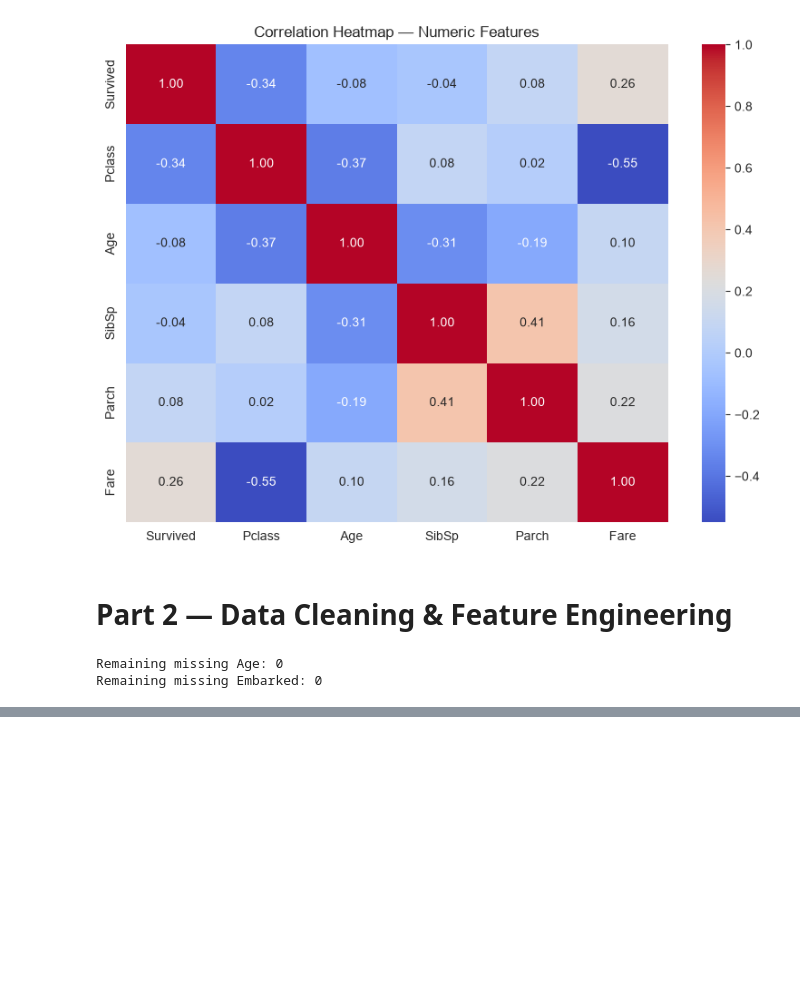
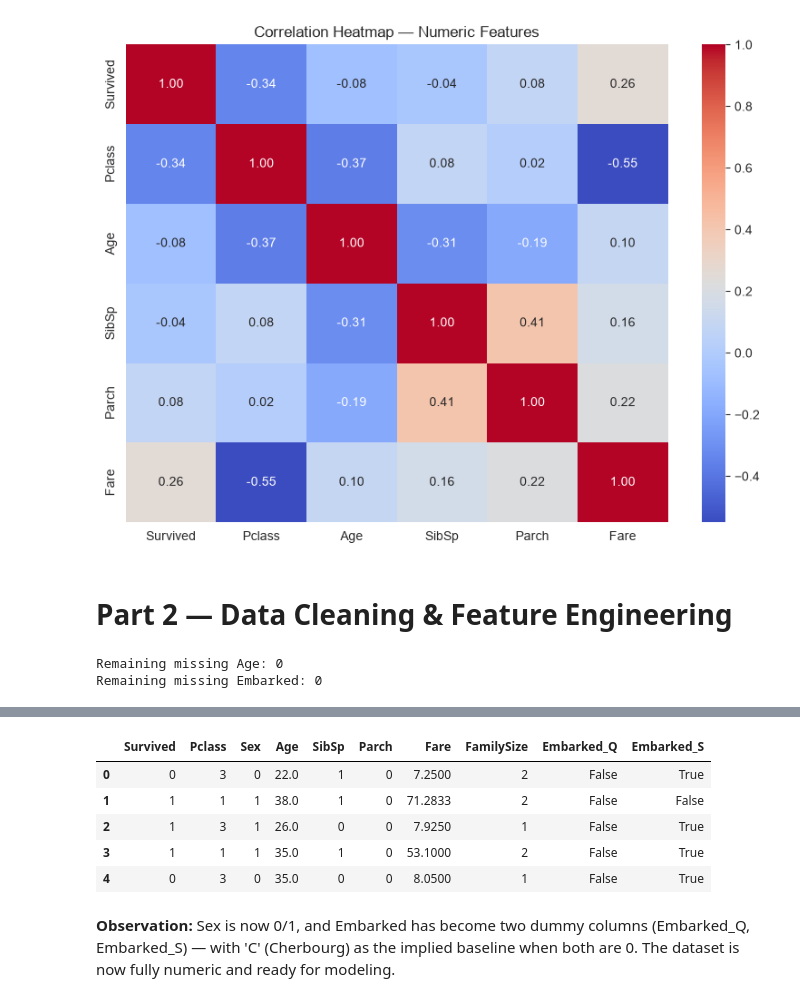
Before and after one commit to mohad6/MACHINE-LEARNING-PROJECT, a Jupyter notebook: Abdullahi-Mohammed-Module5 -ClassificationLab.ipynb, the cells around one changed output, grey strips where cells are left out. Cells and saved outputs as stored; diff of their text form; code cells hidden in the pictures; blank space fills up the shorter version.

Commit message:
Add FamilySize feature and encode categorical variables for modeling

```diff
--- a/Abdullahi-Mohammed-Module5 -ClassificationLab.ipynb
+++ b/Abdullahi-Mohammed-Module5 -ClassificationLab.ipynb
@@ -168,3 +168,8 @@ print('Remaining missing Embarked:', df['Embarked'].isnull().sum())
 # %% [output]
 Remaining missing Age: 0
 Remaining missing Embarked: 0
+# %%
+#Task 2 — Engineer a FamilySize feature from SibSp (siblings/spouses) and Parch (parents/children).
+
+df['FamilySize'] = df['SibSp'] + df['Parch'] + 1
+df[['SibSp', 'Parch', 'FamilySize']].head()
@@ -170,0 +183,5 @@ Remaining missing Embarked: 0
+# %%
+# Task 3 — Drop columns that aren't useful for a numeric classification model: PassengerId, Name, Ticket, and Cabin (too many missing values).
+
+df = df.drop(['PassengerId', 'Name', 'Ticket', 'Cabin'], axis=1)
+df.columns.tolist()
@@ -170,0 +198,16 @@ Remaining missing Embarked: 0
+# %%
+# Task 4 — Encode the categorical columns (Sex, Embarked) into numbers models can use.
+df['Sex'] = df['Sex'].map({'male': 0, 'female': 1})
+df = pd.get_dummies(df, columns=['Embarked'], drop_first=True)
+df.head()
+# %% [output]
+|  | Survived | Pclass | Sex | Age | SibSp | Parch | Fare | FamilySize | Embarked_Q | Embarked_S |
+| 0 | 0 | 3 | 0 | 22.0 | 1 | 0 | 7.2500 | 2 | False | True |
+| 1 | 1 | 1 | 1 | 38.0 | 1 | 0 | 71.2833 | 2 | False | False |
+| 2 | 1 | 3 | 1 | 26.0 | 0 | 0 | 7.9250 | 1 | False | True |
+| 3 | 1 | 1 | 1 | 35.0 | 1 | 0 | 53.1000 | 2 | False | True |
+| 4 | 0 | 3 | 0 | 35.0 | 0 | 0 | 8.0500 | 1 | False | True |
+# %% [markdown]
+**Observation:** Sex is now 0/1, and Embarked has become two dummy columns (Embarked_Q,
+Embarked_S) — with 'C' (Cherbourg) as the implied baseline when both are 0. The dataset is
+now fully numeric and ready for modeling.
```
Also changed, not shown: parts of 2 cells of this notebook.
